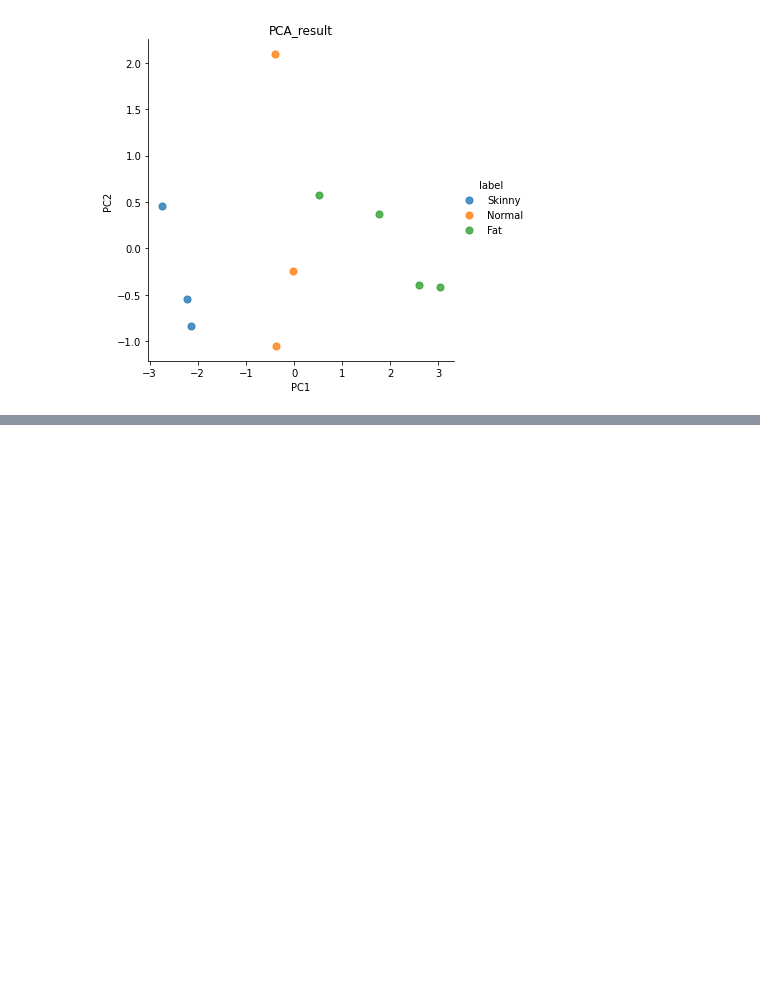
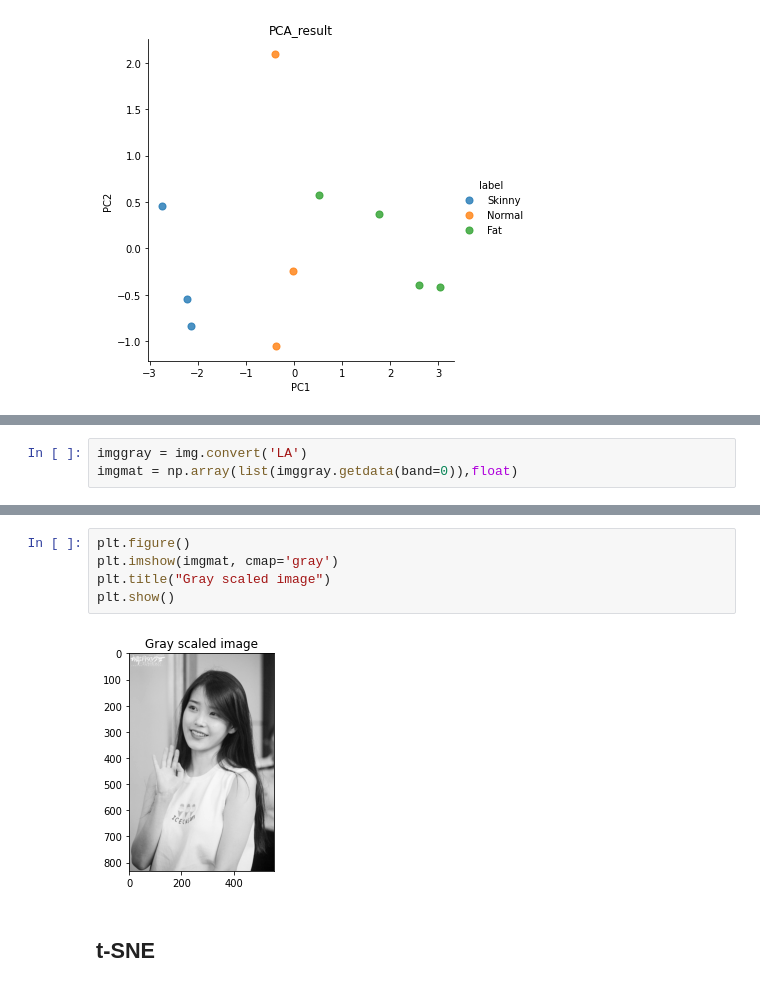
Before and after one commit to hosung05/study, a Jupyter notebook: nlp/Linear Algebra.ipynb, the cells around one changed output, grey strips where cells are left out. Drawn from its saved outputs; the diff is of its cells as text; blank space fills up the shorter version.

```diff
--- a/nlp/Linear Algebra.ipynb
+++ b/nlp/Linear Algebra.ipynb
@@ -172,0 +220,3 @@ Text(0.5, 1.0, 'PCA_result')
+# %%
+imggray = img.convert('LA')
+imgmat = np.array(list(imggray.getdata(band=0)),float)
@@ -172,0 +233,9 @@ Text(0.5, 1.0, 'PCA_result')
+# %%
+plt.figure()
+plt.imshow(imgmat, cmap='gray')
+plt.title("Gray scaled image")
+plt.show()
+# %% [output]
+[figure, added]
+# %% [markdown]
+## t-SNE
```
Also changed, not shown: parts of 23 cells of this notebook, 5 other files.
